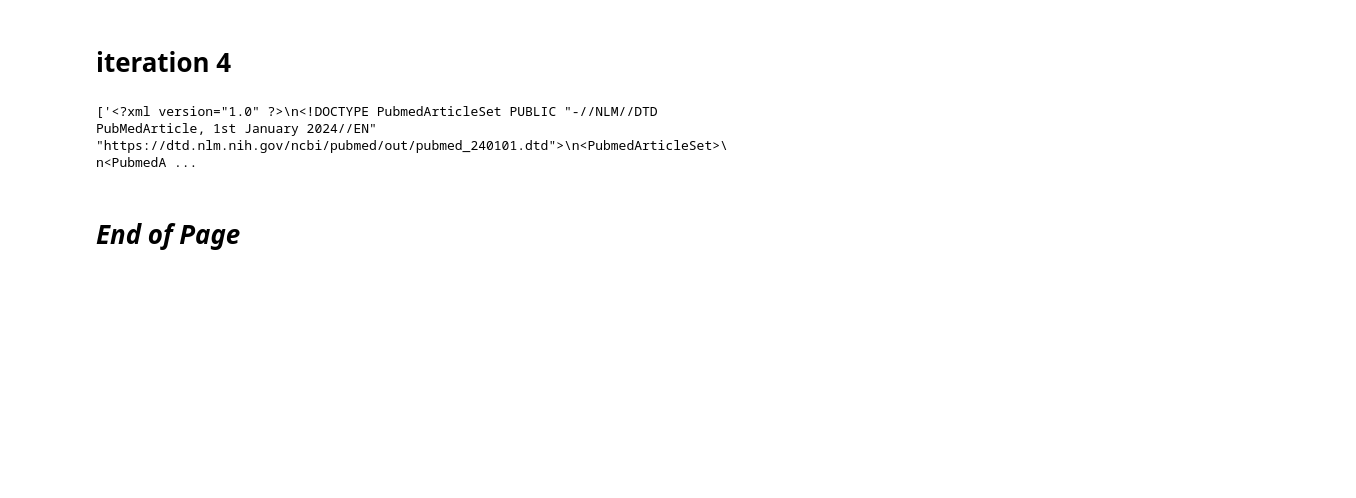
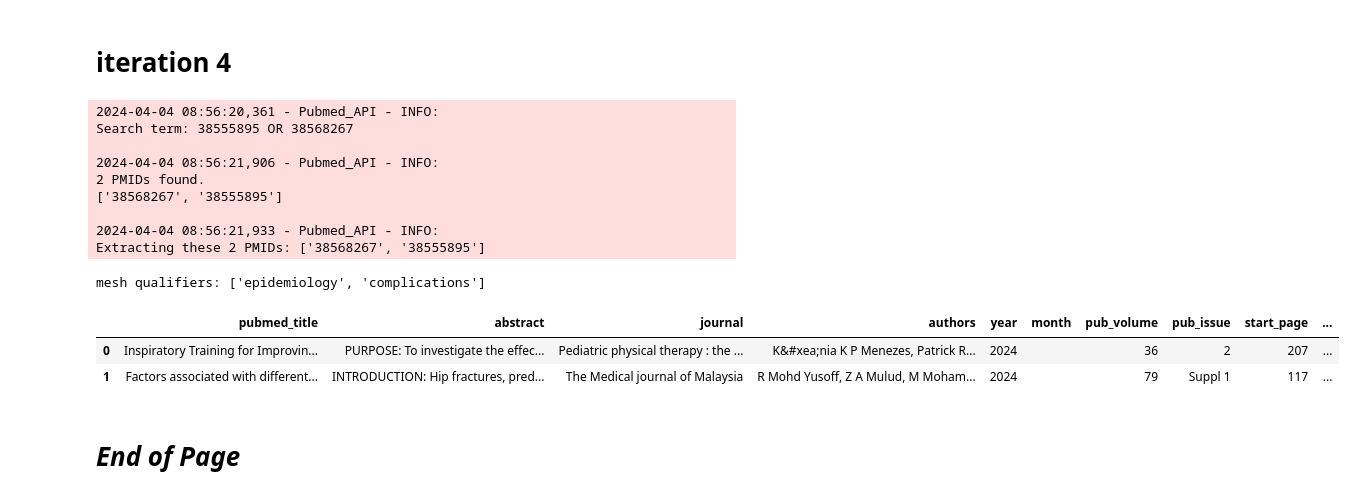
Before and after one commit to silvhua/pubmed-search, a Jupyter notebook: notebooks/2024-04-03 pubmed api.ipynb, the cells around one changed output. Cells and saved outputs as stored; diff of their text form; code cells hidden in the pictures; blank space fills up the shorter version.

```diff
--- a/notebooks/2024-04-03 pubmed api.ipynb
+++ b/notebooks/2024-04-03 pubmed api.ipynb
@@ -9,7 +9,7 @@ sys.path.append(r"/home/silvhua/custom_python")
 from silvhua import *
 # %%
 # set the option to wrap text within cells
-pd.set_option('display.max_colwidth', 200)
+pd.set_option('display.max_colwidth', 50)
 # pd.set_option('display.max_colwidth', None)
 pd.set_option('display.max_rows', 20)
 pd.set_option('display.max_columns', None)
@@ -2409,34 +2669,47 @@ class Pubmed_API:
         PublicationTypeList = PublicationTypeList.group(1) if PublicationTypeList else ''
         PublicationType = re.findall(
             r'<PublicationType.*?>(.*?)</PublicationType>', PublicationTypeList
             )
         return {
             'pubmed_title': article_title,
             'abstract': abstract,
             'journal': journal_title,
             'authors': formatted_authors,
             'year': publication_year,
             'month': publication_month,
             'pub_volume': journal_volume,
             'pub_issue': journal_issue,
             'start_page': start_page,
             'end_page': end_page,
             'doi': doi,
             'pmid': pmid,
             'mesh_headings': mesh_headings,
             'keywords': Keywords,
             'major_topics': MajorTopics,
             'publication_type': PublicationType
         }
 
 iteration = 4
-query = '("resistance train*"[All Fields]) AND ((y_10[Filter]) AND (meta-analysis[Filter] OR review[Filter] OR systematicreview[Filter]))'
+# query = '("resistance train*"[All Fields]) AND ((y_10[Filter]) AND (meta-analysis[Filter] OR review[Filter] OR systematicreview[Filter]))'
 # query = 'Factors associated with different types of hip fractures among elderly patients a tertiary hospital in Pahang: A retrospective cross-sectional study'
+query = '38555895 OR 38568267'
 result_dict[iteration] = Pubmed_API()
 ids_list = result_dict[iteration].search_article(query, retmax=5, ids_only=True)
 df = result_dict[iteration].get_article_data_by_title()
 df
 # %% [output]
-['<?xml version="1.0" ?>\n<!DOCTYPE PubmedArticleSet PUBLIC "-//NLM//DTD PubMedArticle, 1st January 2024//EN" "https://dtd.nlm.nih.gov/ncbi/pubmed/out/pubmed_240101.dtd">\n<PubmedArticleSet>\n<PubmedA ...
+2024-04-04 08:56:20,361 - Pubmed_API - INFO:
+Search term: 38555895 OR 38568267
+
+2024-04-04 08:56:21,906 - Pubmed_API - INFO:
+2 PMIDs found.
+['38568267', '38555895']
+
+2024-04-04 08:56:21,933 - Pubmed_API - INFO:
+Extracting these 2 PMIDs: ['38568267', '38555895']
+mesh qualifiers: ['epidemiology', 'complications']
+|  | pubmed_title | abstract | journal | authors | year | month | pub_volume | pub_issue | start_page | ... |
+| 0 | Inspiratory Training for Improvin... | PURPOSE: To investigate the effec... | Pediatric physical therapy : the ... | K&#xea;nia K P Menezes, Patrick R... | 2024 |  | 36 | 2 | 207 | ... |
+| 1 | Factors associated with different... | INTRODUCTION: Hip fractures, pred... | The Medical journal of Malaysia | R Mohd Yusoff, Z A Mulud, M Moham... | 2024 |  | 79 | Suppl 1 | 117 | ... |
 # %% [markdown]
 # *End of Page*
```
Also changed, not shown: parts of 8 cells of this notebook.
